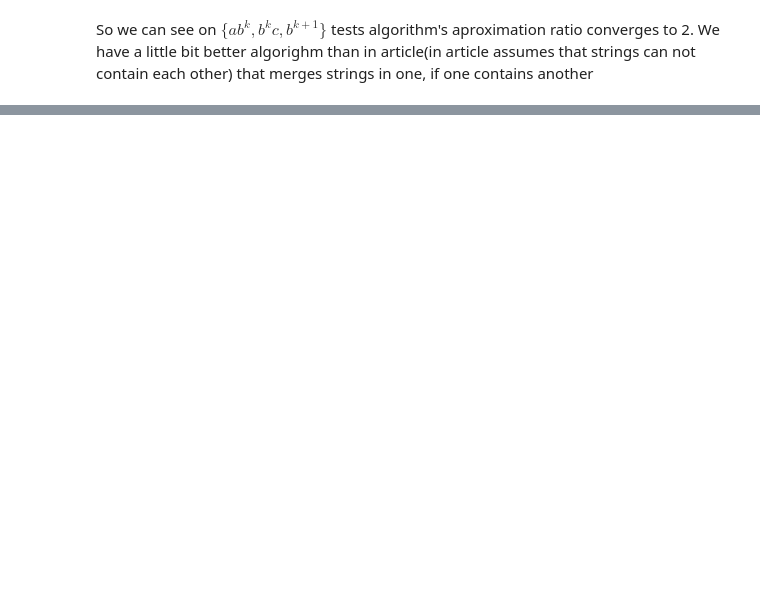
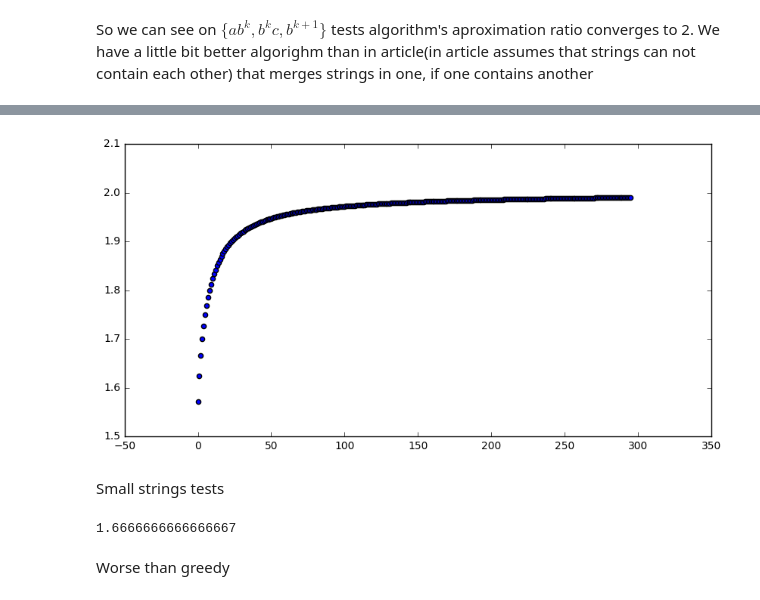
Before and after one commit to deepmipt-VladZhukov/ComputationalComplexityTheoryTask45, a Jupyter notebook: task45_Zhukov_vlad.ipynb, the cells around one changed output, grey strips where cells are left out. Drawn from its saved outputs; the diff is of its cells as text; code cells hidden in the pictures; blank space fills up the shorter version.

```diff
--- a/task45_Zhukov_vlad.ipynb
+++ b/task45_Zhukov_vlad.ipynb
@@ -79,0 +100,24 @@ So we can see on  $\{ab^k,b^kc,b^{k+1}\}$ tests algorithm's aproximation ratio c
+# %%
+plt.figure(figsize=(10, 5))
+plt.scatter(range(len(res)), res)
+plt.show()
+# %% [output]
+[figure, added]
+# %% [markdown]
+Small strings tests
+# %%
+letters = 'abcd'
+tmp = [map(''.join, product(letters, repeat=length))\
+        for length in range(1, 4)]
+words = [x for n in tmp for x in n]
+res = []
+for c in combinations(words, 3):
+        algo = src.superstring4(c)
+        l1 = len(algo.solve())
+        l2 = len(src.min_max_contain_string(set(c)))
+        res.append((1.0 *l1) / l2)
+print(max(res))
+# %% [output]
+1.6666666666666667
+# %% [markdown]
+Worse than greedy
```
Also changed, not shown: parts of 11 cells of this notebook, 19 other files.
